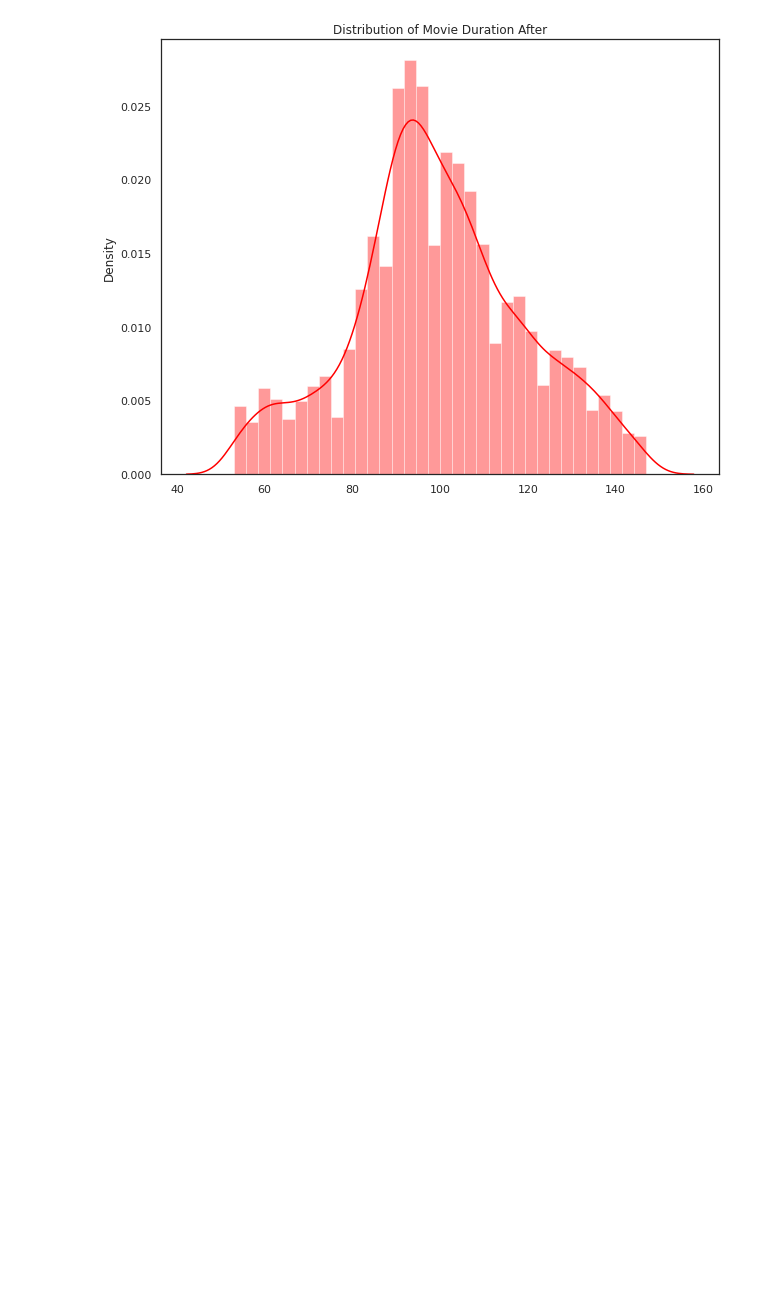
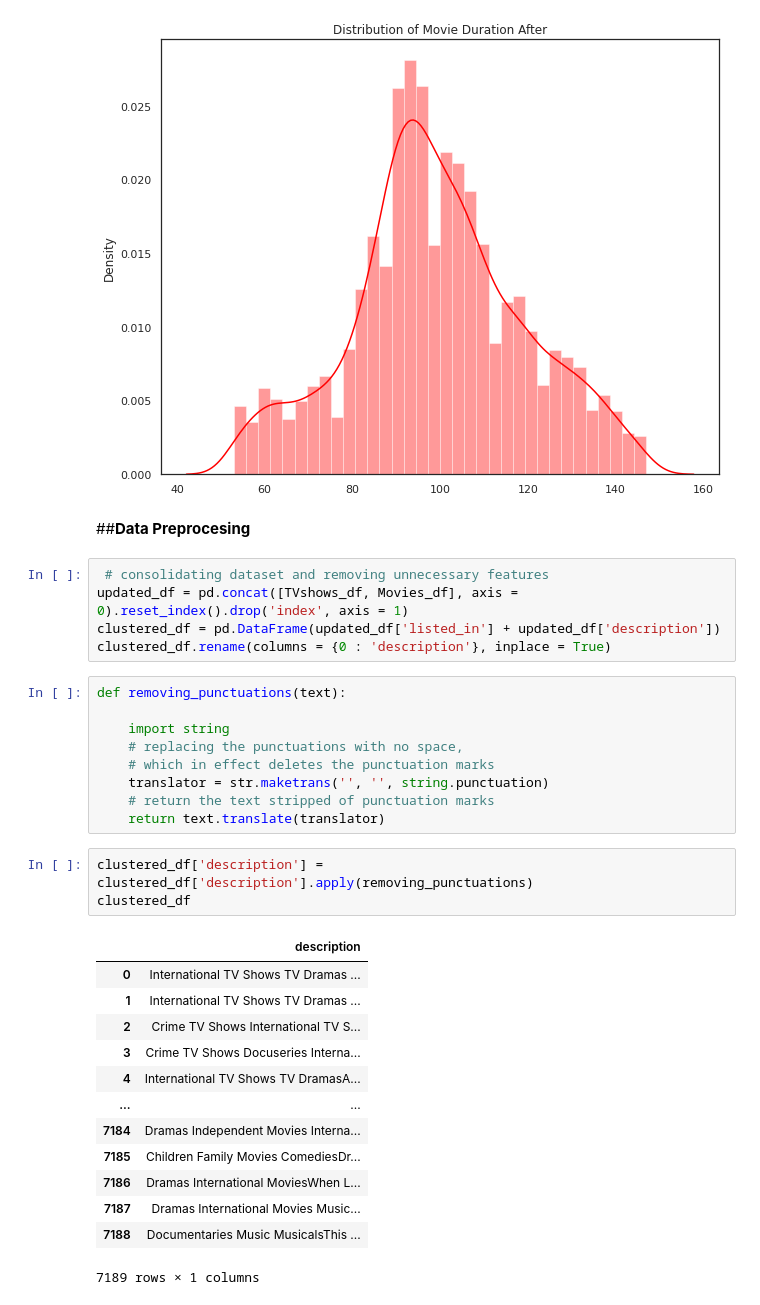
Before and after one commit to prav87654/Clustering-Model--Netflix-TV-shows-and-Movies, a Jupyter notebook: Praveen_S__Clustering_Model.ipynb, the cells around one changed output. Drawn from its saved outputs; the diff is of its cells as text; blank space fills up the shorter version.

```diff
--- a/Praveen_S__Clustering_Model.ipynb
+++ b/Praveen_S__Clustering_Model.ipynb
@@ -634,3 +634,36 @@ plt.title('Distribution of Movie Duration After')
 plt.show()
 # %% [output]
 [figure]
+# %% [markdown]
+##**Data Preprocesing**
+# %%
+ # consolidating dataset and removing unnecessary features
+updated_df = pd.concat([TVshows_df, Movies_df], axis = 0).reset_index().drop('index', axis = 1)
+clustered_df = pd.DataFrame(updated_df['listed_in'] + updated_df['description'])
+clustered_df.rename(columns = {0 : 'description'}, inplace = True)
+# %%
+def removing_punctuations(text):
+
+    import string
+    # replacing the punctuations with no space,
+    # which in effect deletes the punctuation marks
+    translator = str.maketrans('', '', string.punctuation)
+    # return the text stripped of punctuation marks
+    return text.translate(translator)
+# %%
+clustered_df['description'] = clustered_df['description'].apply(removing_punctuations)
+clustered_df
+# %% [output]
+|  | description |
+| 0 | International TV Shows TV Dramas ... |
+| 1 | International TV Shows TV Dramas ... |
+| 2 | Crime TV Shows International TV S... |
+| 3 | Crime TV Shows Docuseries Interna... |
+| 4 | International TV Shows TV DramasA... |
+| ... | ... |
+| 7184 | Dramas Independent Movies Interna... |
+| 7185 | Children Family Movies ComediesDr... |
+| 7186 | Dramas International MoviesWhen L... |
+| 7187 | Dramas International Movies Music... |
+| 7188 | Documentaries Music MusicalsThis ... |
+7189 rows × 1 columns
```
Also changed, not shown: parts of 8 cells of this notebook.
